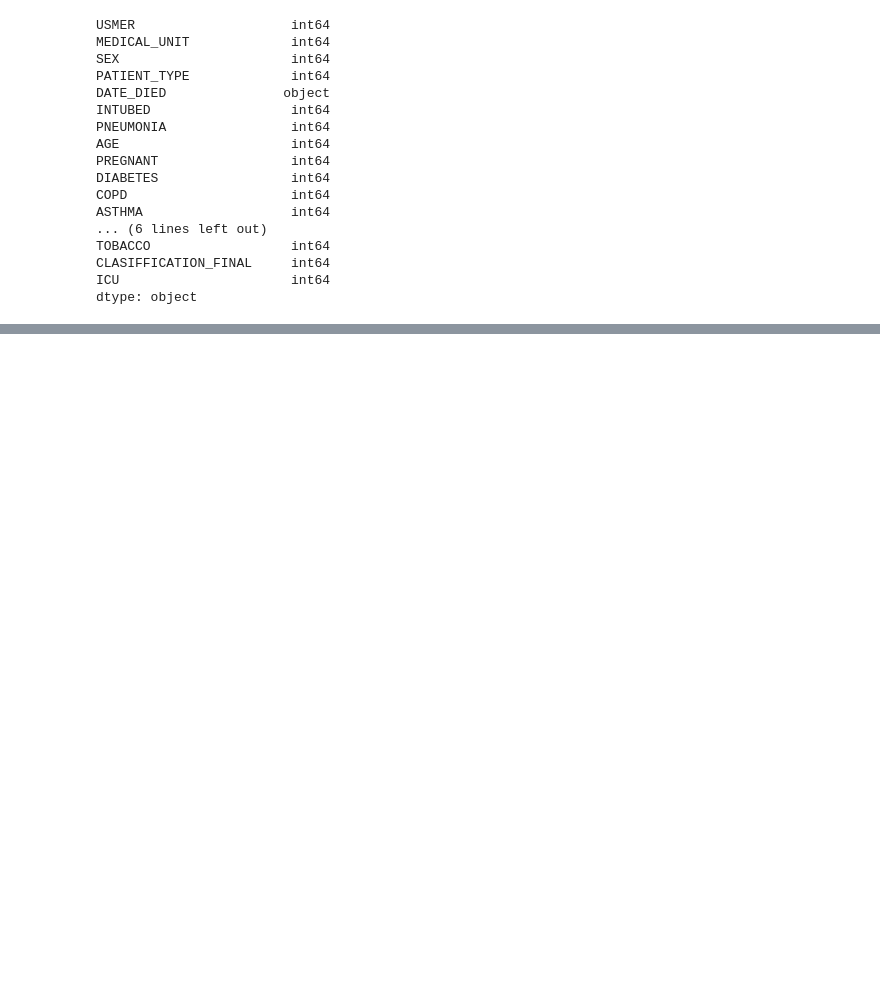
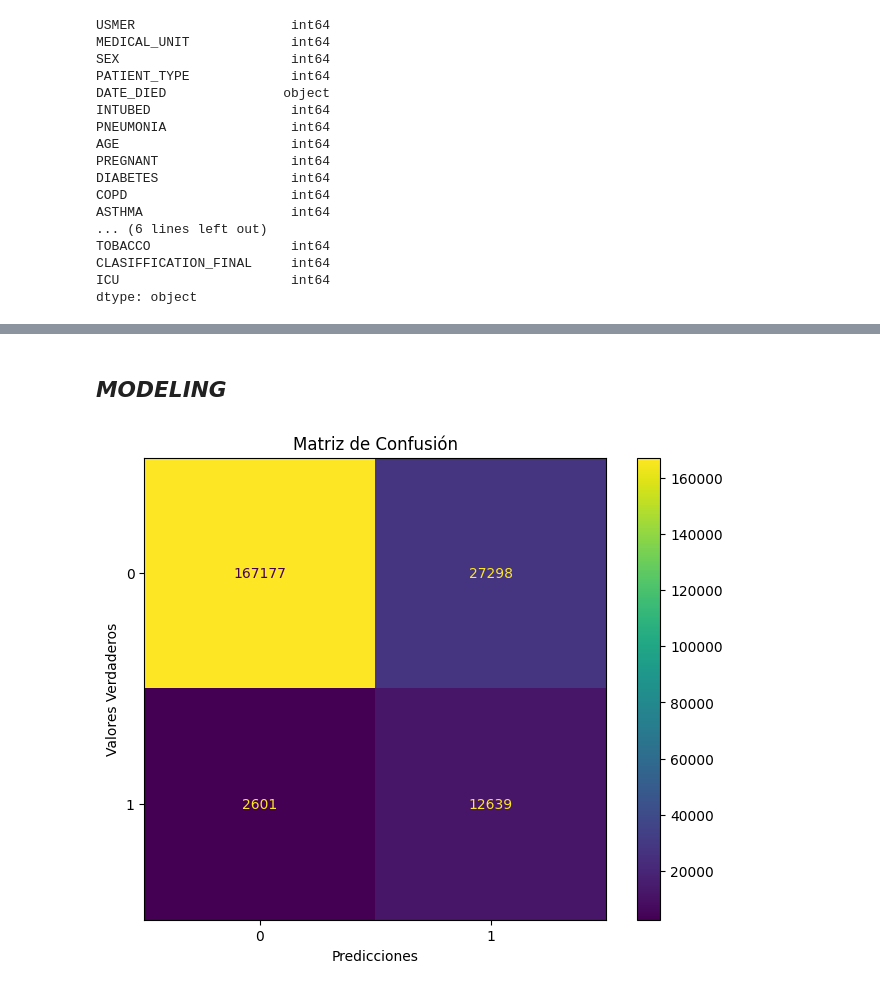
Before and after one commit to DavidCastro88/PredictDeathCovid-19, a Jupyter notebook: Predictive_Mortality_Risk_Model.ipynb, the cells around one changed output, grey strips where cells are left out. Cells and saved outputs as stored; diff of their text form; code cells hidden in the pictures; blank space fills up the shorter version.

```diff
--- a/Predictive_Mortality_Risk_Model.ipynb
+++ b/Predictive_Mortality_Risk_Model.ipynb
@@ -144,0 +499,7 @@ dtype: object
+# %%
+data_1 = data.copy()
+data_2 = data.copy()
+data_3 = data.copy()
+# %%
+data_1= data_1[['DIED','AGE','PNEUMONIA','DIABETES','HIPERTENSION']]
+data_1
@@ -144,0 +537,29 @@ dtype: object
+# %% [markdown]
+##  ***MODELING***
+# %%
+X1 = data_1.drop('DIED', axis=1)
+y1 = data_1['DIED']
+X_train_1, X_test_1, y_train_1, y_test_1 = train_test_split(X1, y1, test_size=0.2, random_state=42)
+# %%
+# Inicialización del modelo
+mod1 = LogisticRegression(max_iter=1000, class_weight = 'balanced')
+# Entrenamiento
+mod1.fit(X_train_1, y_train_1)
+# Realizar predicciones en el conjunto de validación
+Y_pred_mod1 = mod1.predict(X_test_1)
+accuracy_mod1 = metrics.accuracy_score(y_test_1, Y_pred_mod1)
+precision_mod1 = metrics.precision_score(y_test_1, Y_pred_mod1)
+recall_mod1 = metrics.recall_score(y_test_1, Y_pred_mod1)
+f1_mod1 = metrics.f1_score(y_test_1, Y_pred_mod1)
+
+cm = metrics.confusion_matrix(y_test_1, Y_pred_mod1)
+plt.rcParams["axes.grid"] = False
+disp = metrics.ConfusionMatrixDisplay(confusion_matrix=cm, display_labels=mod1.classes_)
+fig, ax = plt.subplots(figsize=(8, 6))
+disp.plot(ax=ax, cmap='viridis', values_format='d')
+plt.xlabel('Predicciones')
+plt.ylabel('Valores Verdaderos')
+plt.title('Matriz de Confusión')
+plt.show()
+# %% [output]
+[figure, added]
```
Also changed, not shown: parts of 80 cells of this notebook.
